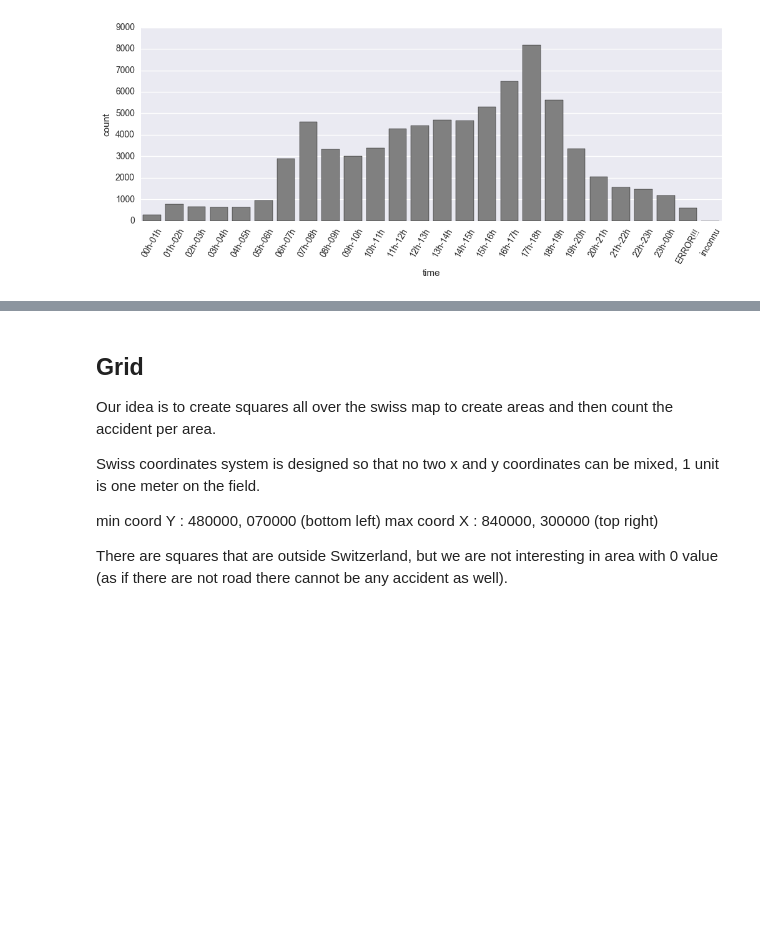
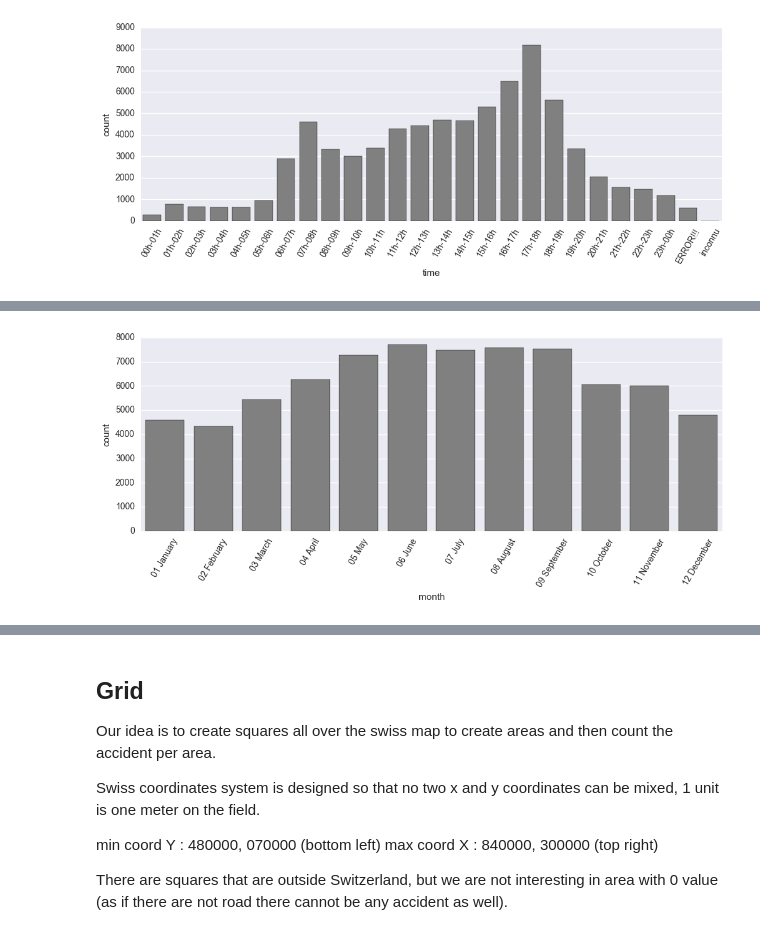
Before and after one commit to Jokau/ada-project, a Jupyter notebook: project_data_scraping.ipynb, the cells around one changed output, grey strips where cells are left out. Saved outputs shown, nothing was run; the diff lists cells and outputs as text; code cells hidden in the pictures; blank space fills up the shorter version.

```diff
--- a/project_data_scraping.ipynb
+++ b/project_data_scraping.ipynb
@@ -408,0 +426,8 @@ sns.heatmap(accidents_df[['weekday', 'month']].reset_index().groupby(('month', '
+# %%
+fig, ax = plt.subplots()
+fig.set_size_inches(12, 4)
+g = sns.countplot(x='month', data=accidents_df, color='grey')
+g.set_xticklabels(g.get_xticklabels(), rotation=60)
+plt.show()
+# %% [output]
+[figure, added]
```
Also changed, not shown: parts of 18 cells of this notebook, 1 other file.
